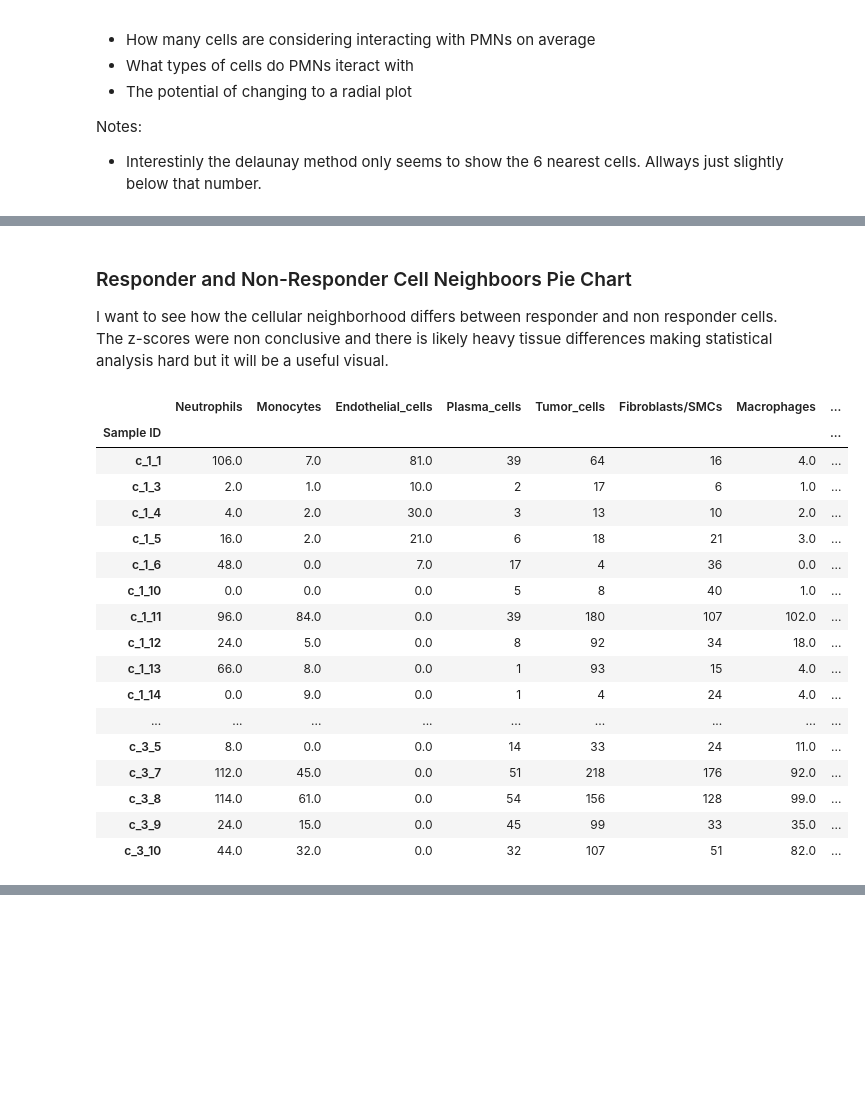
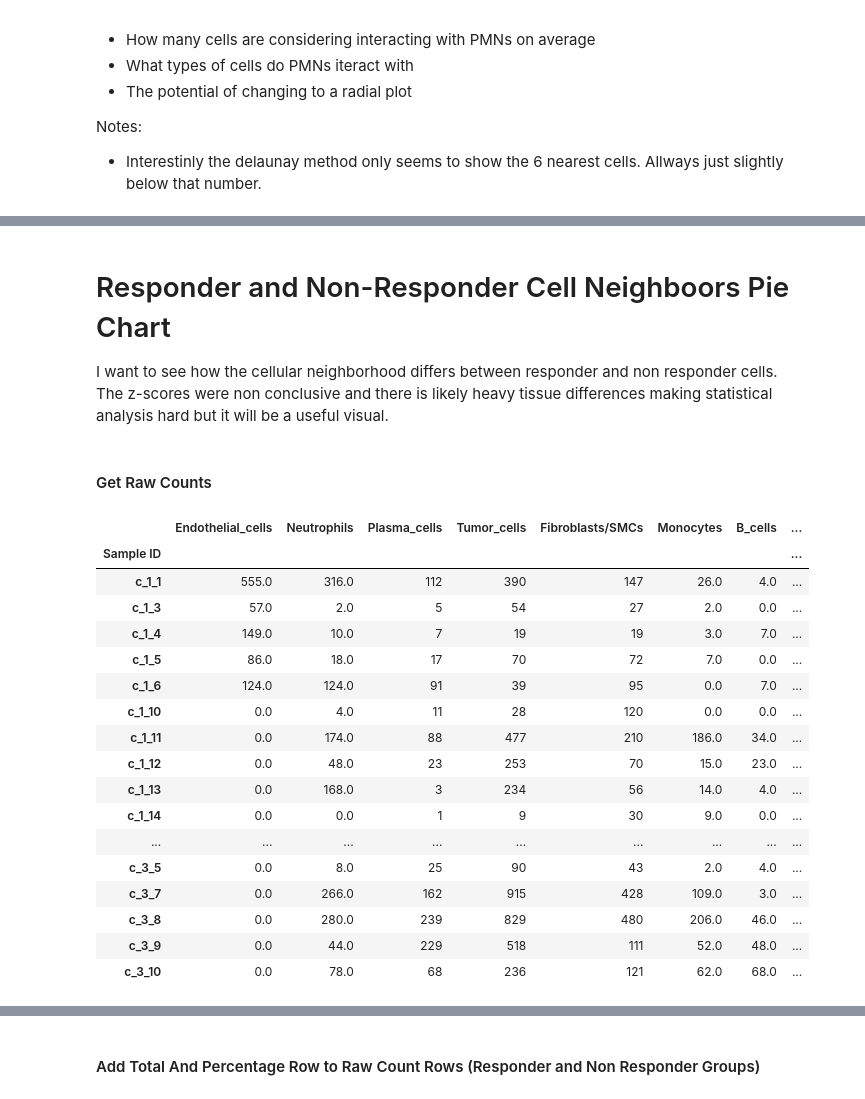
Before and after one commit to EDJohns/2025-Dinh-Lab-Research-Project, a Jupyter notebook: Shapiro 2025 Project/Python SquidPy/Spatial_Neighbors_Charts.ipynb, the cells around one changed output, grey strips where cells are left out. Saved outputs shown, nothing was run; the diff lists cells and outputs as text; code cells hidden in the pictures; blank space fills up the shorter version.

```diff
--- a/Shapiro 2025 Project/Python SquidPy/Spatial_Neighbors_Charts.ipynb
+++ b/Shapiro 2025 Project/Python SquidPy/Spatial_Neighbors_Charts.ipynb
@@ -49,12 +51,21 @@ Function which loops the the cell types neighbooring each PMN. Spits out a resul
 # %%
+import importlib
 import my_functions
+
+importlib.reload(my_functions)
+
+CoLo_method="Radius"
+radius=15
 
 # Initialize an empty DataFrame to collect all percentage rows
 all_percentages = pd.DataFrame()
 all_total_counts = pd.DataFrame()
 
-for i in range(1,2):
-    for j in range(1,2):
+for i in range(1,4):
+    for j in range(1,4):
+
+        # Set Sample ID
+        sample_id=f"c_{i}_{j}_"
 
         # check to make sure PMNs are present, skips if not present to prevent errors
         pmn_count=my_functions.pmn_counter(adata, f"c_{i}_{j}_")["PMN Count"]
@@ -62,18 +73,27 @@ for i in range(1,2):
             continue
 
         # Calculate cell counts and percentages
-        results = my_functions.average_cell_counts(adata, i, j, "delaunay",200)
+        results = my_functions.average_cell_counts(adata, i, j, "radius",radius)
+        #results = my_functions.average_cell_counts(adata, i, j, "delaunay",radius)
 
         # Append the percentage row to the overall DataFrame
-        all_percentages = pd.concat([all_percentages, results["Cell Type Percentages"]])
+        neighboring_percentages = pd.concat([all_percentages, results["Cell Type Percentages"]])
         all_total_counts = pd.concat([all_total_counts, results["Total Cell Counts"]])
 
         # Replaces Nans with 0 to pererve the numerical type of the matrix
-        all_percentages.fillna(0, inplace=True)
+        neighboring_percentages.fillna(0, inplace=True)
         all_total_counts.fillna(0, inplace=True)
 
-        my_functions.plot_cell_type_pie(f"c_{i}_{j}",all_percentages)
+        my_functions.plot_cell_type_pie(f"c_{i}_{j}",neighboring_percentages,f"PMN Neighbors Cell Percentages for {sample_id} Radius: {radius} μm")
+        #my_functions.plot_cell_type_pie(f"c_{i}_{j}",neighboring_percentages,f"PMN Neighbors Cell Percentages for {sample_id} - Delaunay")
 
-display(all_percentages)
+        #Display
+        overall_percentages = my_functions.get_sample_cell_percentages(adata, sample_id)["Percentage Counts"]
+        my_functions.plot_cell_type_pie(sample_id,overall_percentages, f"TMA Core Cell Type Percentages for {sample_id}")
+        delta=neighboring_percentages-overall_percentages
+
+
+
+display(overall_percentages)
 display(all_total_counts)
 # %% [output]
@@ -87,55 +259,60 @@ display(all_total_counts)
 # %% [markdown]
-### Responder and Non-Responder Cell Neighboors Pie Chart
+# Responder and Non-Responder Cell Neighboors Pie Chart
 
 I want to see how the cellular neighborhood differs between responder and non responder cells. The z-scores were non conclusive and there is likely heavy tissue differences making statistical analysis hard but it will be a useful visual.
+# %% [markdown]
+#### Get Raw Counts
 # %%
 import my_functions
 
 # Initialize an empty DataFrame to collect all percentage rows
 all_percentages = pd.DataFrame()
 all_total_counts_R = pd.DataFrame()
 all_total_counts_NR = pd.DataFrame()
+
+radius=30 # radial distance um
 for i in range(1,4):
     for j in range(1,26):
 
         # check to make sure PMNs are present, skips if not present to prevent errors
         pmn_count=my_functions.pmn_counter(adata, f"c_{i}_{j}_")["PMN Count"]
         if pmn_count<1:
             continue
 
         # Calculate cell counts and percentages
-       # results = my_functions.average_cell_counts(adata, i, j, "radius", 125)
-        results = my_functions.average_cell_counts(adata, i, j, "delaunay", 125)
+        results = my_functions.average_cell_counts(adata, i, j, "radius", radius)
+       # results = my_functions.average_cell_counts(adata, i, j, "delaunay", 125)
 
         # Append the percentage row to the overall DataFrame
         if my_functions.get_sample_info(adata,f"c_{i}_{j}_")["Response"]=="R":
             all_total_counts_R = pd.concat([all_total_counts_R, results["Total Cell Counts"]])
         elif my_functions.get_sample_info(adata,f"c_{i}_{j}_")["Response"]=="NR":
             all_total_counts_NR = pd.concat([all_total_counts_NR, results["Total Cell Counts"]])
 
         # Replaces Nans with 0 to pererve the numerical type of the matrix
         all_total_counts_R.fillna(0, inplace=True)
         all_total_counts_NR.fillna(0, inplace=True)
 
+
 #display(all_percentages)
 display(all_total_counts_R)
 display(all_total_counts_NR)
 # %% [output]
-|  | Neutrophils | Monocytes | Endothelial_cells | Plasma_cells | Tumor_cells | Fibroblasts/SMCs | Macrophages | ... |
+|  | Endothelial_cells | Neutrophils | Plasma_cells | Tumor_cells | Fibroblasts/SMCs | Monocytes | B_cells | ... |
 | Sample ID |  |  |  |  |  |  |  | ... |
-| c_1_1 | 106.0 | 7.0 | 81.0 | 39 | 64 | 16 | 4.0 | ... |
-| c_1_3 | 2.0 | 1.0 | 10.0 | 2 | 17 | 6 | 1.0 | ... |
-| c_1_4 | 4.0 | 2.0 | 30.0 | 3 | 13 | 10 | 2.0 | ... |
-| c_1_5 | 16.0 | 2.0 | 21.0 | 6 | 18 | 21 | 3.0 | ... |
-| c_1_6 | 48.0 | 0.0 | 7.0 | 17 | 4 | 36 | 0.0 | ... |
-| c_1_10 | 0.0 | 0.0 | 0.0 | 5 | 8 | 40 | 1.0 | ... |
-| c_1_11 | 96.0 | 84.0 | 0.0 | 39 | 180 | 107 | 102.0 | ... |
-| c_1_12 | 24.0 | 5.0 | 0.0 | 8 | 92 | 34 | 18.0 | ... |
-| c_1_13 | 66.0 | 8.0 | 0.0 | 1 | 93 | 15 | 4.0 | ... |
-| c_1_14 | 0.0 | 9.0 | 0.0 | 1 | 4 | 24 | 4.0 | ... |
+| c_1_1 | 555.0 | 316.0 | 112 | 390 | 147 | 26.0 | 4.0 | ... |
+| c_1_3 | 57.0 | 2.0 | 5 | 54 | 27 | 2.0 | 0.0 | ... |
+| c_1_4 | 149.0 | 10.0 | 7 | 19 | 19 | 3.0 | 7.0 | ... |
+| c_1_5 | 86.0 | 18.0 | 17 | 70 | 72 | 7.0 | 0.0 | ... |
+| c_1_6 | 124.0 | 124.0 | 91 | 39 | 95 | 0.0 | 7.0 | ... |
+| c_1_10 | 0.0 | 4.0 | 11 | 28 | 120 | 0.0 | 0.0 | ... |
+| c_1_11 | 0.0 | 174.0 | 88 | 477 | 210 | 186.0 | 34.0 | ... |
+| c_1_12 | 0.0 | 48.0 | 23 | 253 | 70 | 15.0 | 23.0 | ... |
+| c_1_13 | 0.0 | 168.0 | 3 | 234 | 56 | 14.0 | 4.0 | ... |
+| c_1_14 | 0.0 | 0.0 | 1 | 9 | 30 | 9.0 | 0.0 | ... |
 | ... | ... | ... | ... | ... | ... | ... | ... | ... |
-| c_3_5 | 8.0 | 0.0 | 0.0 | 14 | 33 | 24 | 11.0 | ... |
-| c_3_7 | 112.0 | 45.0 | 0.0 | 51 | 218 | 176 | 92.0 | ... |
-| c_3_8 | 114.0 | 61.0 | 0.0 | 54 | 156 | 128 | 99.0 | ... |
-| c_3_9 | 24.0 | 15.0 | 0.0 | 45 | 99 | 33 | 35.0 | ... |
-| c_3_10 | 44.0 | 32.0 | 0.0 | 32 | 107 | 51 | 82.0 | ... |
+| c_3_5 | 0.0 | 8.0 | 25 | 90 | 43 | 2.0 | 4.0 | ... |
+| c_3_7 | 0.0 | 266.0 | 162 | 915 | 428 | 109.0 | 3.0 | ... |
+| c_3_8 | 0.0 | 280.0 | 239 | 829 | 480 | 206.0 | 46.0 | ... |
+| c_3_9 | 0.0 | 44.0 | 229 | 518 | 111 | 52.0 | 48.0 | ... |
+| c_3_10 | 0.0 | 78.0 | 68 | 236 | 121 | 62.0 | 68.0 | ... |
@@ -160,3 +337,5 @@ display(all_total_counts_NR)
+# %% [markdown]
+#### Add Total And Percentage Row to Raw Count Rows (Responder and Non Responder Groups)
 # %%
 # Drop 'Total Cell Count' column before calculating totals
 all_total_counts_R = all_total_counts_R.drop("Total Cell Count", axis=1)
```
Also changed, not shown: parts of 28 cells of this notebook, 23 other files.
